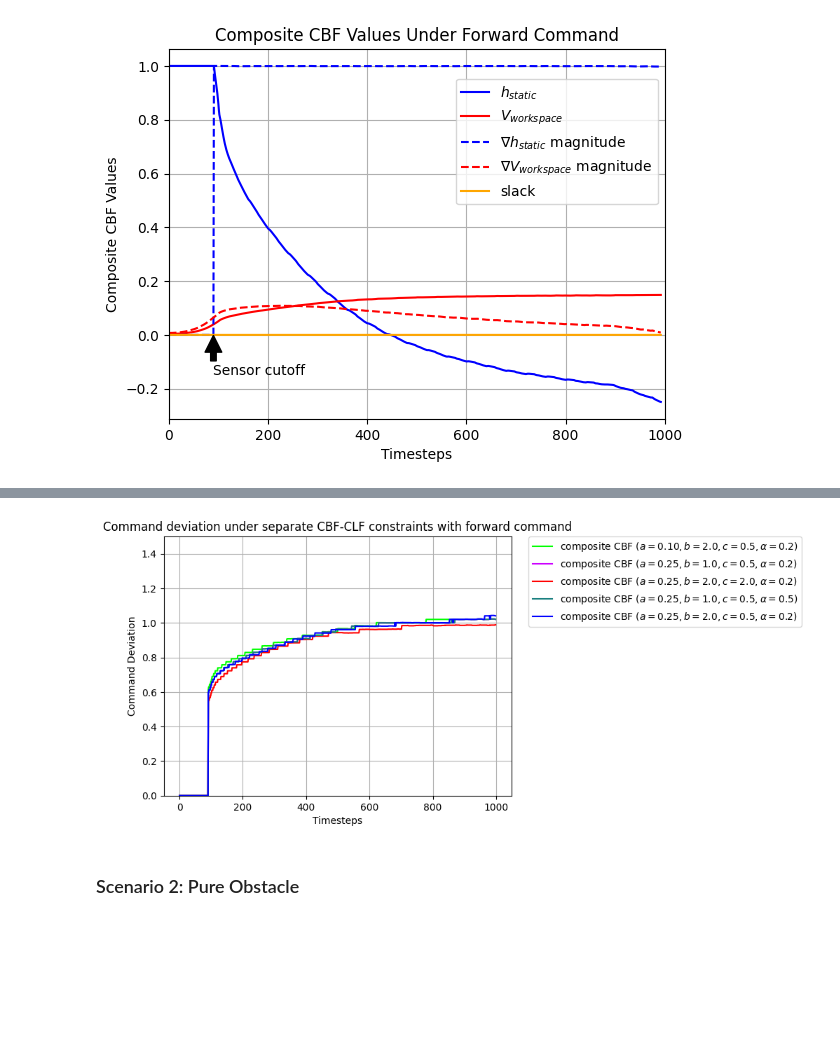
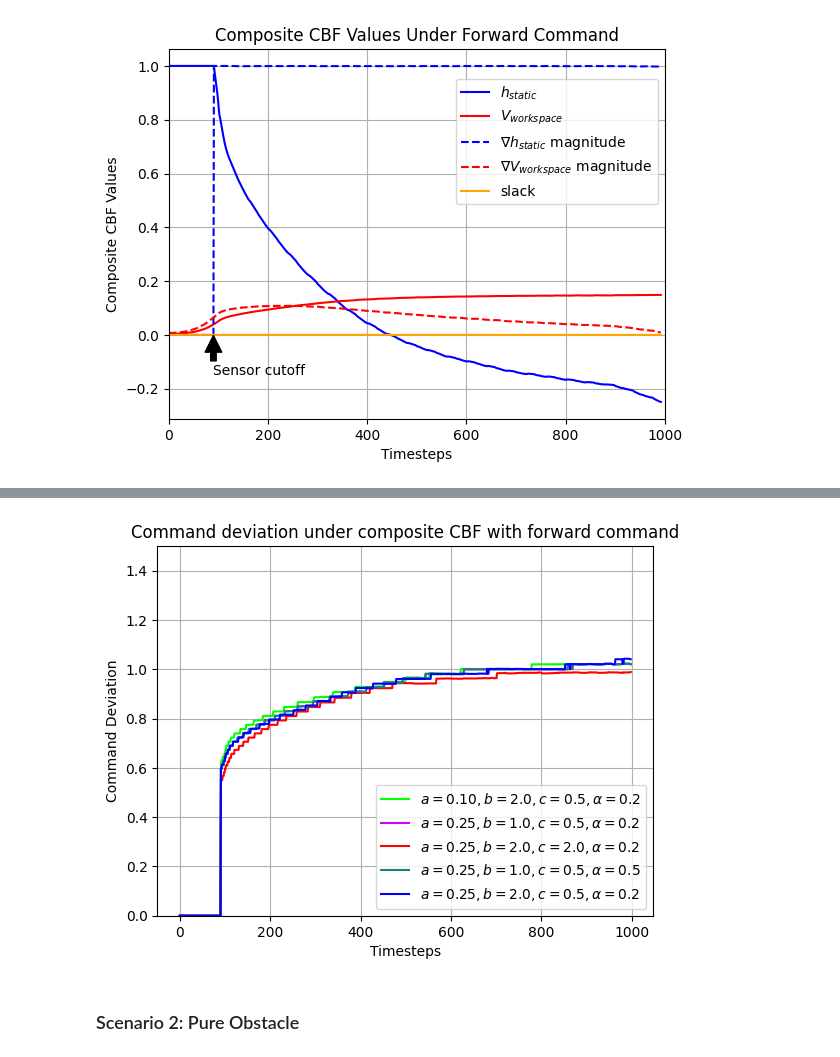
Before and after one commit to famsvip/Robot-Navigation-Collision-Avoidance-, a Jupyter notebook: data/plotting.ipynb, the cells around one changed output, grey strips where cells are left out. Cells and saved outputs as stored; diff of their text form; code cells hidden in the pictures; blank space fills up the shorter version.

```diff
--- a/data/plotting.ipynb
+++ b/data/plotting.ipynb
@@ -284,42 +282,42 @@ plt.show()
 # %%
-# Consecutive command error for tuning slack weight for separate CBF_CLF
+# Consecutive command error for tuning slack weight for composite CBF
 
 # Load data
 composite_cmds_2 = np.load("./composite_cmds_2.npy")
 composite_cmds_3 = np.load("./composite_cmds_3.npy")
 composite_cmds_4 = np.load("./composite_cmds_4.npy")
 composite_cmds_5 = np.load("./composite_cmds_5.npy")
 composite_cmds_6 = np.load("./composite_cmds_6.npy")
 
 
 def command_change(cmd_array):
     change = []
     for i in range(np.size(cmd_array,axis=0)):
         if i != 0:
             original_cmd = [1.0, 0.0, 0.0]
             prev_cmd = cmd_array[i-1]
             curr_cmd = cmd_array[i]
             change.append(np.sum((curr_cmd - original_cmd)**2))
         else:
             change.append(0)
     return np.array(change)
 
 fig, ax = plt.subplots()
 
-ax.plot(range(np.size(composite_cmds_4,axis=0)), command_change(composite_cmds_4), color=(0,1.0,0), label=r"composite CBF ($a=0.10, b=2.0, c=0.5, \alpha=0.2$)")
-ax.plot(range(np.size(composite_cmds_5,axis=0)), command_change(composite_cmds_5), color=(0.8,0.0,1.0), label=r"composite CBF ($a=0.25, b=1.0, c=0.5, \alpha=0.2$)")
-ax.plot(range(np.size(composite_cmds_2,axis=0)), command_change(composite_cmds_2), color=(1.0,0,0), label=r"composite CBF ($a=0.25, b=2.0, c=2.0, \alpha=0.2$)")
-ax.plot(range(np.size(composite_cmds_6,axis=0)), command_change(composite_cmds_6), color=(0.1,0.5,0.5), label=r"composite CBF ($a=0.25, b=1.0, c=0.5, \alpha=0.5$)")
-ax.plot(range(np.size(composite_cmds_3,axis=0)), command_change(composite_cmds_3), color=(0,0.0,1.0), label=r"composite CBF ($a=0.25, b=2.0, c=0.5, \alpha=0.2$)")
+ax.plot(range(np.size(composite_cmds_4,axis=0)), command_change(composite_cmds_4), color=(0,1.0,0), label=r"$a=0.10, b=2.0, c=0.5, \alpha=0.2$")
+ax.plot(range(np.size(composite_cmds_5,axis=0)), command_change(composite_cmds_5), color=(0.8,0.0,1.0), label=r"$a=0.25, b=1.0, c=0.5, \alpha=0.2$")
+ax.plot(range(np.size(composite_cmds_2,axis=0)), command_change(composite_cmds_2), color=(1.0,0,0), label=r"$a=0.25, b=2.0, c=2.0, \alpha=0.2$")
+ax.plot(range(np.size(composite_cmds_6,axis=0)), command_change(composite_cmds_6), color=(0.1,0.5,0.5), label=r"$a=0.25, b=1.0, c=0.5, \alpha=0.5$")
+ax.plot(range(np.size(composite_cmds_3,axis=0)), command_change(composite_cmds_3), color=(0,0.0,1.0), label=r"$a=0.25, b=2.0, c=0.5, \alpha=0.2$")
 ax.set_ylim(0, 1.5)
-plt.title('Command deviation under separate CBF-CLF constraints with forward command')
+plt.title('Command deviation under composite CBF with forward command')
 plt.xlabel("Timesteps")
 plt.ylabel("Command Deviation")
 plt.grid(True)
-plt.legend(bbox_to_anchor=(1.05, 1), loc='upper left', borderaxespad=0.)
+plt.legend()
 plt.show()
 # %% [output]
-[figure, old version]
+[figure, new version]
 # %% [markdown]
 ### Scenario 2: Pure Obstacle
 # %%
```
Also changed, not shown: parts of 10 cells of this notebook, 38 other files.
